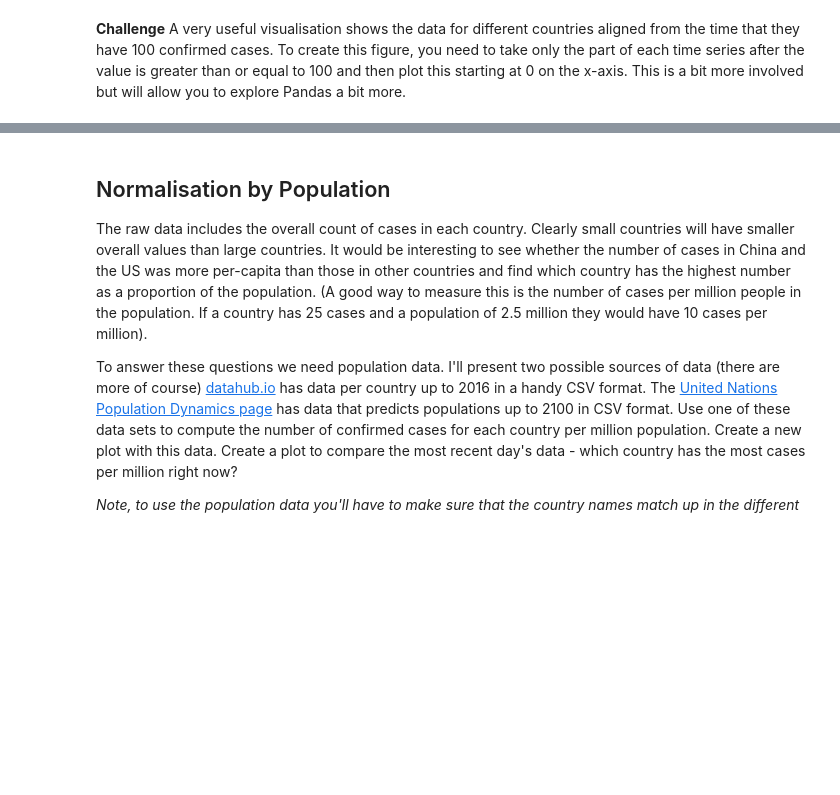
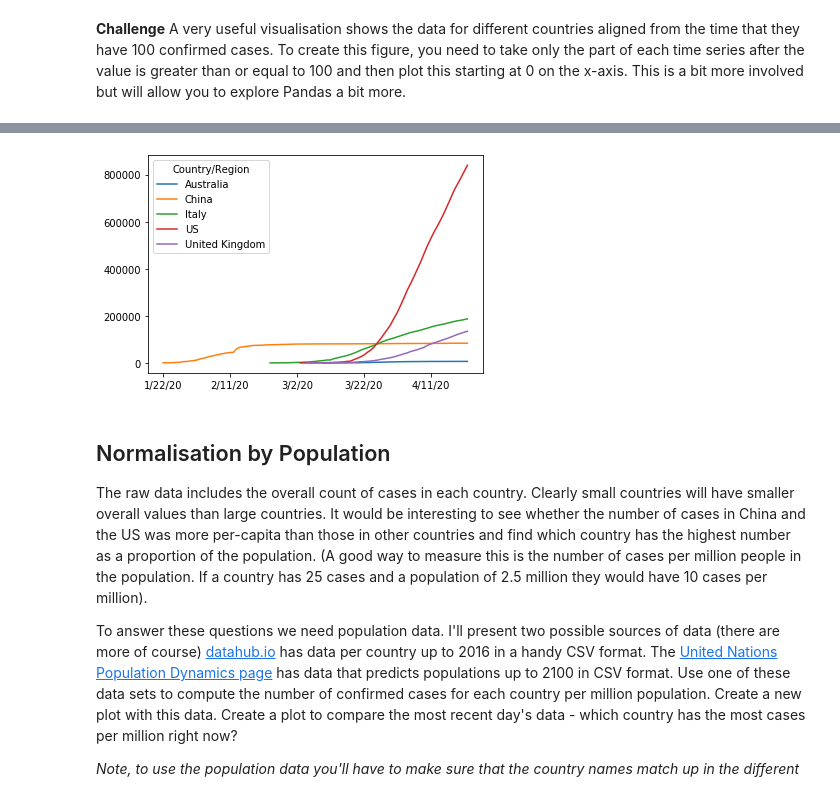
Before and after one commit to NSoni25/Portfolio_repository, a Jupyter notebook: Portfolio 2.ipynb, the cells around one changed output, grey strips where cells are left out. Drawn from its saved outputs; the diff is of its cells as text; code cells hidden in the pictures; blank space fills up the shorter version.

```diff
--- a/Portfolio 2.ipynb
+++ b/Portfolio 2.ipynb
@@ -158,0 +99,5 @@ grp_result
+# %%
+grp_plt=grouped.loc[['Australia','China','Italy','US','United Kingdom']]
+grp_plt=grp_plt.T
+grp=grp_plt[grp_plt.iloc[:,0:5]>= 100]
+grp
@@ -159,3 +118,8 @@ grp_result
+# %%
+grp.plot.line()
+plt.show()
+# %% [output]
+[figure, added]
 # %% [markdown]
 ## Normalisation by Population
 
```
Also changed, not shown: parts of 16 cells of this notebook.
